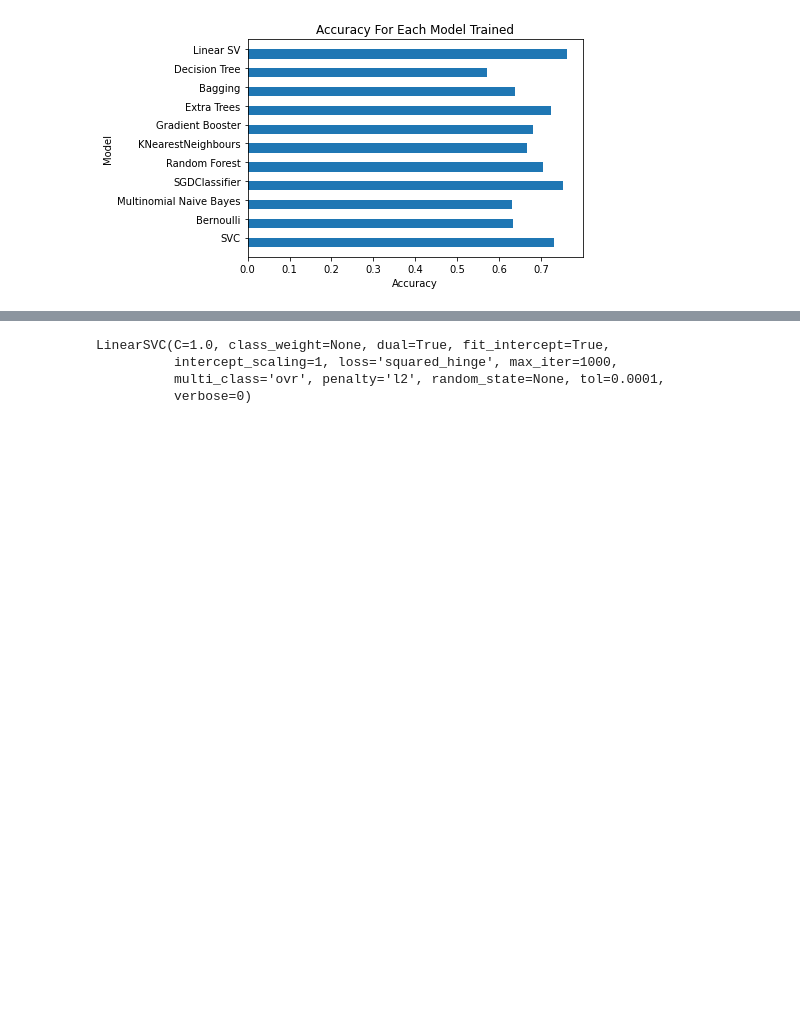
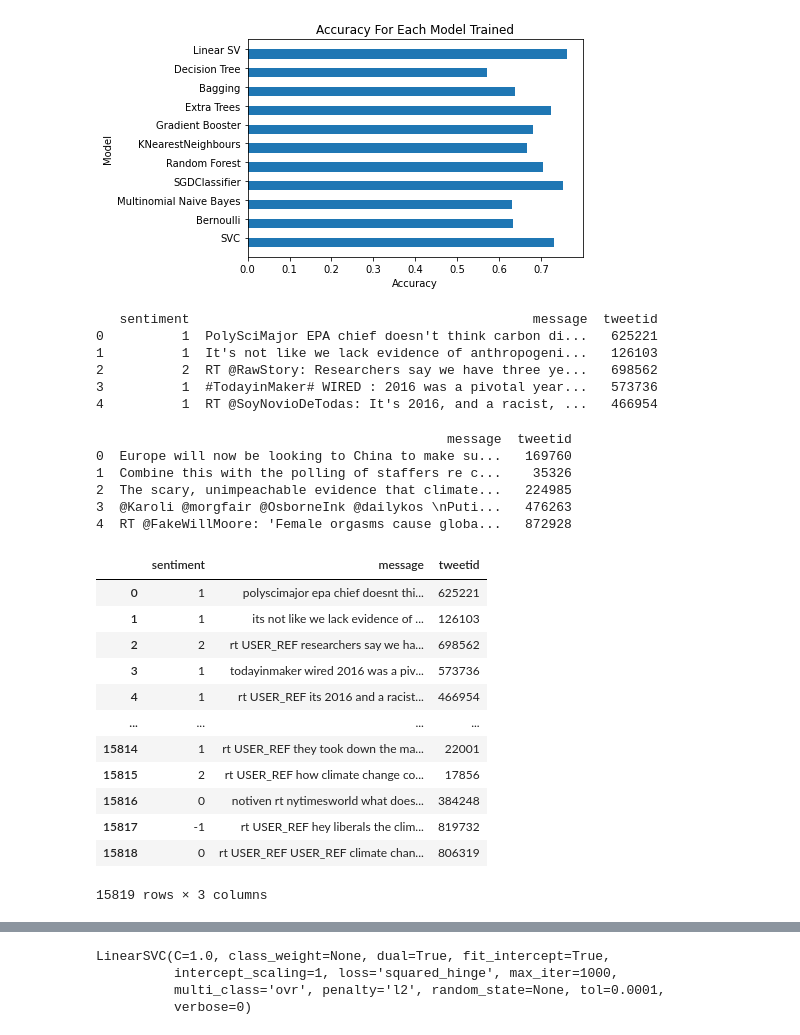
Before and after one commit to Stephane-Masamba/Team_4_CPT_ML-Classification, a Jupyter notebook: Copy_of_Mikael_Daniels_Classification2.ipynb, the cells around one changed output, grey strips where cells are left out. Drawn from its saved outputs; the diff is of its cells as text; code cells hidden in the pictures; blank space fills up the shorter version.

```diff
--- a/Copy_of_Mikael_Daniels_Classification2.ipynb
+++ b/Copy_of_Mikael_Daniels_Classification2.ipynb
@@ -336,3 +378,51 @@ tuned_parameters = [{'kernel': ['rbf'], 'gamma': [1e-3, 1e-4], 'C': [1, 10, 100,
 gs_clf = GridSearchCV(SVC(), tuned_parameters)
 # %%
 accuracy(gs_clf)
+# %%
+train = pd.read_csv('https://raw.githubusercontent.com/Stephane-Masamba/Team_4_CPT_ML-Classification/Mikael/train%20(1).csv')
+print(train.head())
+# %% [output]
+   sentiment                                            message  tweetid
+0          1  PolySciMajor EPA chief doesn't think carbon di...   625221
+1          1  It's not like we lack evidence of anthropogeni...   126103
+2          2  RT @RawStory: Researchers say we have three ye...   698562
+3          1  #TodayinMaker# WIRED : 2016 was a pivotal year...   573736
+4          1  RT @SoyNovioDeTodas: It's 2016, and a racist, ...   466954
+# %%
+test = pd.read_csv('https://raw.githubusercontent.com/Stephane-Masamba/Team_4_CPT_ML-Classification/Mikael/test%20(1).csv')
+print(test.head())
+# %% [output]
+                                             message  tweetid
+0  Europe will now be looking to China to make su...   169760
+1  Combine this with the polling of staffers re c...    35326
+2  The scary, unimpeachable evidence that climate...   224985
+3  @Karoli @morgfair @OsborneInk @dailykos \nPuti...   476263
+4  RT @FakeWillMoore: 'Female orgasms cause globa...   872928
+# %%
+i = 0
+for tweet in train['message']:
+  tweet = tweet.lower()
+  tweet = re.sub(r'http\S+', 'LINK', tweet)
+  tweet = re.sub(r'@\S+', 'USER_REF', tweet)
+  tweet = re.sub(r'[^\w\s]', '', tweet)
+  tweet = tweet.lstrip()
+  tweet = tweet.rstrip()
+  tweet = tweet.replace('  ', ' ')
+  train.loc[i, 'message'] = tweet
+  i += 1
+# %%
+train
+# %% [output]
+|  | sentiment | message | tweetid |
+| 0 | 1 | polyscimajor epa chief doesnt thi... | 625221 |
+| 1 | 1 | its not like we lack evidence of ... | 126103 |
+| 2 | 2 | rt USER_REF researchers say we ha... | 698562 |
+| 3 | 1 | todayinmaker wired 2016 was a piv... | 573736 |
+| 4 | 1 | rt USER_REF its 2016 and a racist... | 466954 |
+| ... | ... | ... | ... |
+| 15814 | 1 | rt USER_REF they took down the ma... | 22001 |
+| 15815 | 2 | rt USER_REF how climate change co... | 17856 |
+| 15816 | 0 | notiven rt nytimesworld what does... | 384248 |
+| 15817 | -1 | rt USER_REF hey liberals the clim... | 819732 |
+| 15818 | 0 | rt USER_REF USER_REF climate chan... | 806319 |
+15819 rows × 3 columns
```
Also changed, not shown: parts of 46 cells of this notebook.
